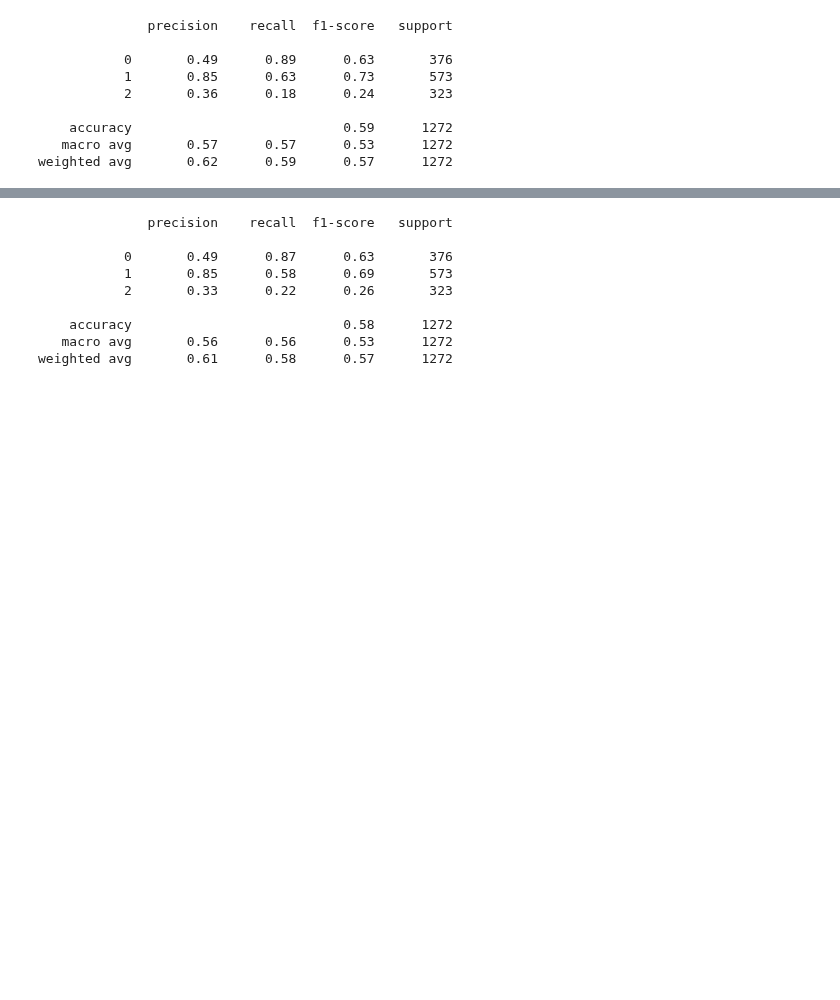
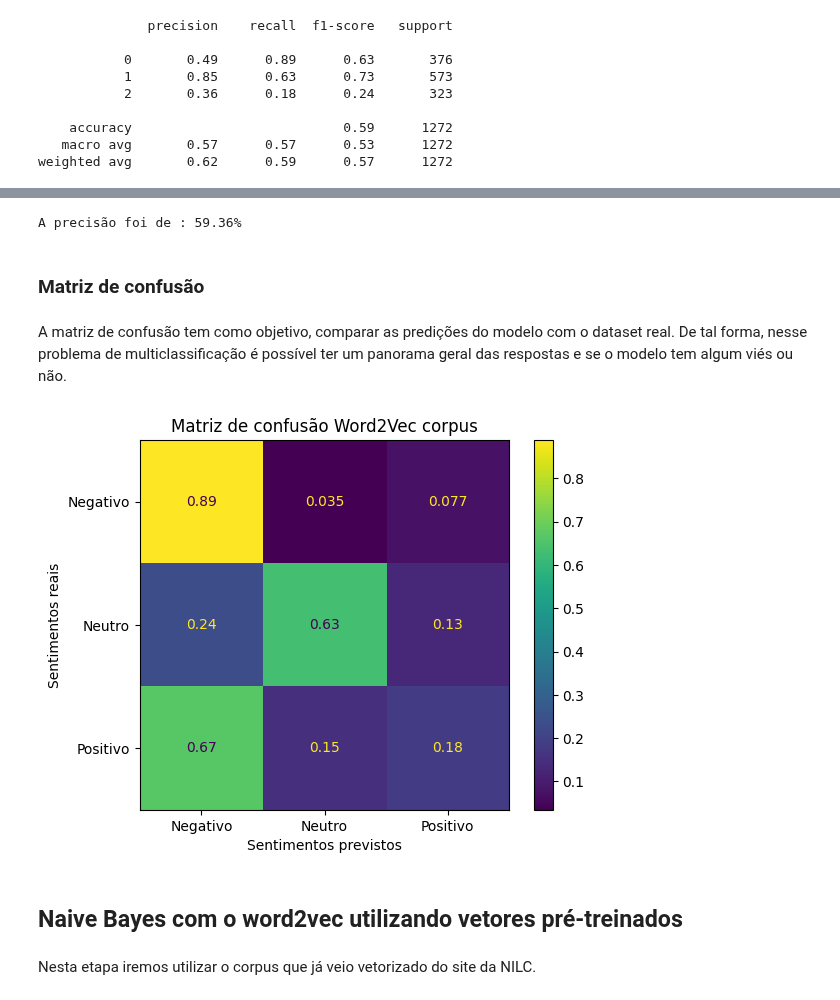
Before and after one commit to 2023M6T4-Inteli/Projeto4, a Jupyter notebook: src/naive bayes - word2vec.ipynb, the cells around one changed output, grey strips where cells are left out. Cells and saved outputs as stored; diff of their text form; code cells hidden in the pictures; blank space fills up the shorter version.

Commit message:
Confussion Matrix done
Confusion matrix is done and checking two hypoteses

```diff
--- a/src/naive bayes - word2vec.ipynb
+++ b/src/naive bayes - word2vec.ipynb
@@ -79,5 +101,5 @@ features = df.iloc[:,0:50]
 # %%
-X_train, X_test, y_train, y_test = train_test_split(features, target, test_size=0.2, random_state=42)
+X_train, X_test, y_train, y_test = train_test_split(features_corpus, target_corpus, test_size=0.2, random_state=42)
 # %% [markdown]
 ### Avaliação do modelo
 # %%
@@ -86,7 +108,7 @@ X_train, X_test, y_train, y_test = train_test_split(features, target, test_size=
 clf = GaussianNB()
 
 # Train Classifer
-clf = clf.fit(X_train,y_train.values.ravel())
+clf = clf.fit(X_train,y_train)
 
 #Predict the response for test dataset
 Y_pred = clf.predict(X_test)
@@ -148,2 +126,0 @@ features_2 = df_cbow_NaN.iloc[:,0:50]
-# %%
-X_train, X_test, y_train, y_test = train_test_split(features_2, target_1, test_size=0.2, random_state=42)
@@ -152,22 +127,28 @@ X_train, X_test, y_train, y_test = train_test_split(features_2, target_1, test_s
-# %%
-# Naive Bayes
-
-clf = GaussianNB()
-
-# Train Classifer
-clf = clf.fit(X_train,y_train.values.ravel())
-
-#Predict the response for test dataset
-Y_pred = clf.predict(X_test)
-
-print(classification_report(y_test,Y_pred))
-# %% [output]
-              precision    recall  f1-score   support
-
-           0       0.49      0.87      0.63       376
-           1       0.85      0.58      0.69       573
-           2       0.33      0.22      0.26       323
-
-    accuracy                           0.58      1272
-   macro avg       0.56      0.56      0.53      1272
-weighted avg       0.61      0.58      0.57      1272
+# %%
+acc_score = accuracy_score(y_test, Y_pred)
+format_output = "{:.2%}".format(acc_score)
+print("A precisão foi de :",format_output)
+# %% [output]
+A precisão foi de : 59.36%
+# %% [markdown]
+### Matriz de confusão
+# %% [markdown]
+A matriz de confusão tem como objetivo, comparar as predições do modelo com o dataset real. De tal forma, nesse problema de multiclassificação é possível ter um panorama geral das respostas e se o modelo tem algum viés ou não.
+# %%
+# Criando uma matriz de confusão normalizada
+confusion_matrix_corpus = metrics.confusion_matrix(y_test, Y_pred, normalize='true')
+# %%
+# Criando a matriz e definindo nomes para colunas
+cm_corpus = ConfusionMatrixDisplay(confusion_matrix_corpus, display_labels=['Negativo', 'Neutro', 'Positivo'])
+cm_corpus.plot()
+cm_corpus.ax_.set(
+                title='Matriz de confusão Word2Vec corpus',
+                xlabel='Sentimentos previstos',
+                ylabel='Sentimentos reais')
+plt.show()
+# %% [output]
+[figure, added]
+# %% [markdown]
+## Naive Bayes com o word2vec utilizando vetores pré-treinados
+# %% [markdown]
+Nesta etapa iremos utilizar o corpus que já veio vetorizado do site da NILC.
```
Also changed, not shown: parts of 41 cells of this notebook, 3 other files.
